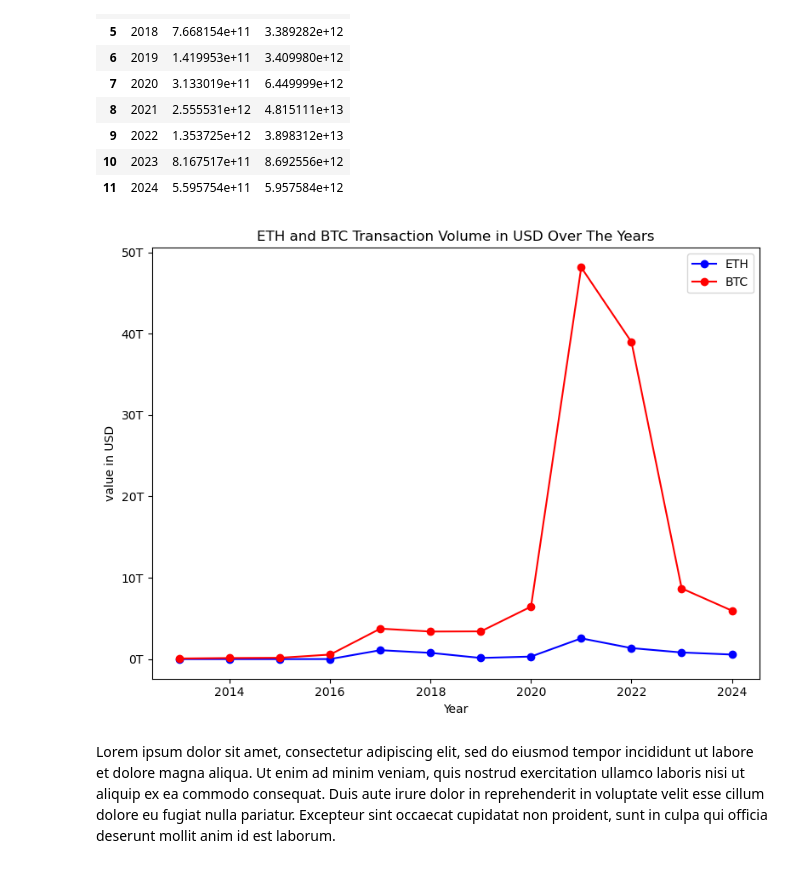
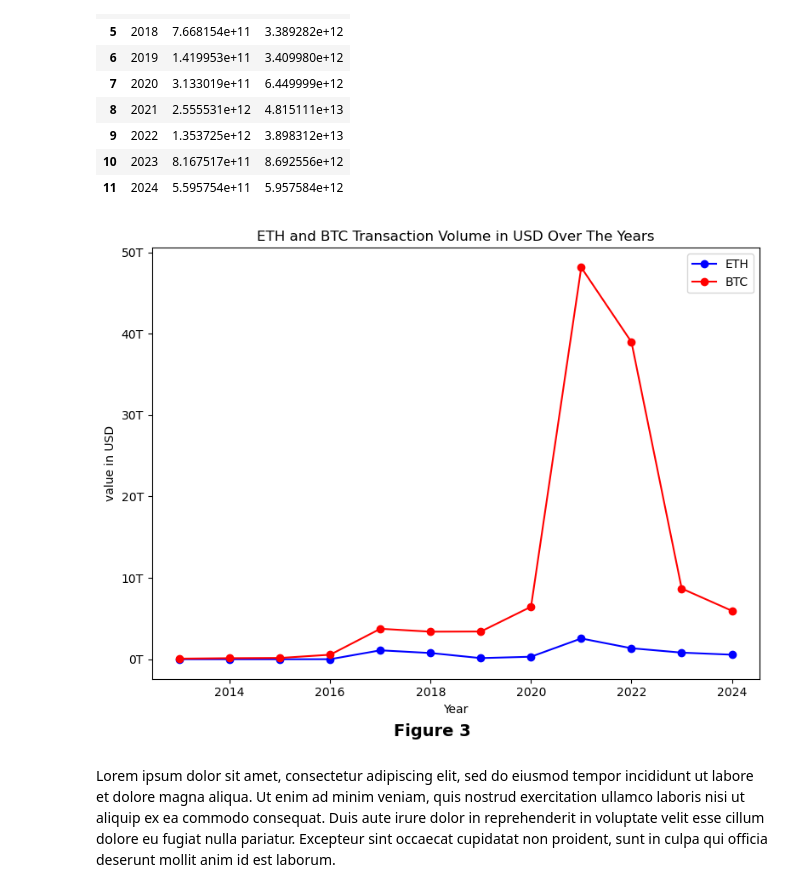
Before and after one commit to vsitucal-personal/bdcc_lab, a Jupyter notebook: BDCC_Lab.ipynb, the cells around one changed output. Saved outputs shown, nothing was run; the diff lists cells and outputs as text; code cells hidden in the pictures.

```diff
--- a/BDCC_Lab.ipynb
+++ b/BDCC_Lab.ipynb
@@ -413,17 +415,18 @@ volume
 # %%
 plot_multiple_line_graphs2(
     x_list=[[volume["year"]]*2],
     y_list=[[[volume["eth_vol_usd"], "ETH", "b"], [volume["btc_vol_usd"], "BTC", "r"]]],
     x_labels=["Year"],
     y_labels=["value in USD"],
     titles=["ETH and BTC Transaction Volume in USD Over The Years"],
     formatter=[trillions_formatter],
     use_legend=[True],
     show_grid=False,
     max_cols=1,
+    start_figure_number=3
 )
 # %% [output]
-[figure, old version]
+[figure, new version]
 # %% [markdown]
 Lorem ipsum dolor sit amet, consectetur adipiscing elit, sed do eiusmod tempor incididunt ut labore et dolore magna aliqua. Ut enim ad minim veniam, quis nostrud exercitation ullamco laboris nisi ut aliquip ex ea commodo consequat. Duis aute irure dolor in reprehenderit in voluptate velit esse cillum dolore eu fugiat nulla pariatur. Excepteur sint occaecat cupidatat non proident, sunt in culpa qui officia deserunt mollit anim id est laborum.
 # %% [markdown]
```
Also changed, not shown: parts of 5 cells of this notebook, 1 other file.
